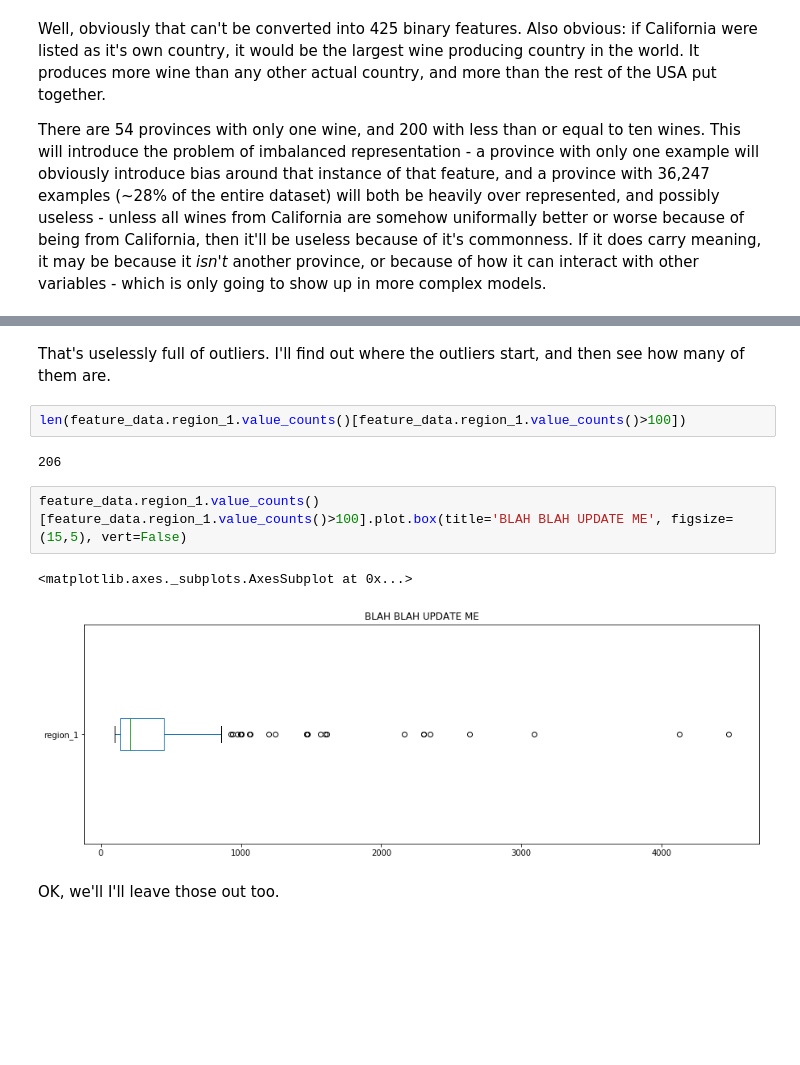
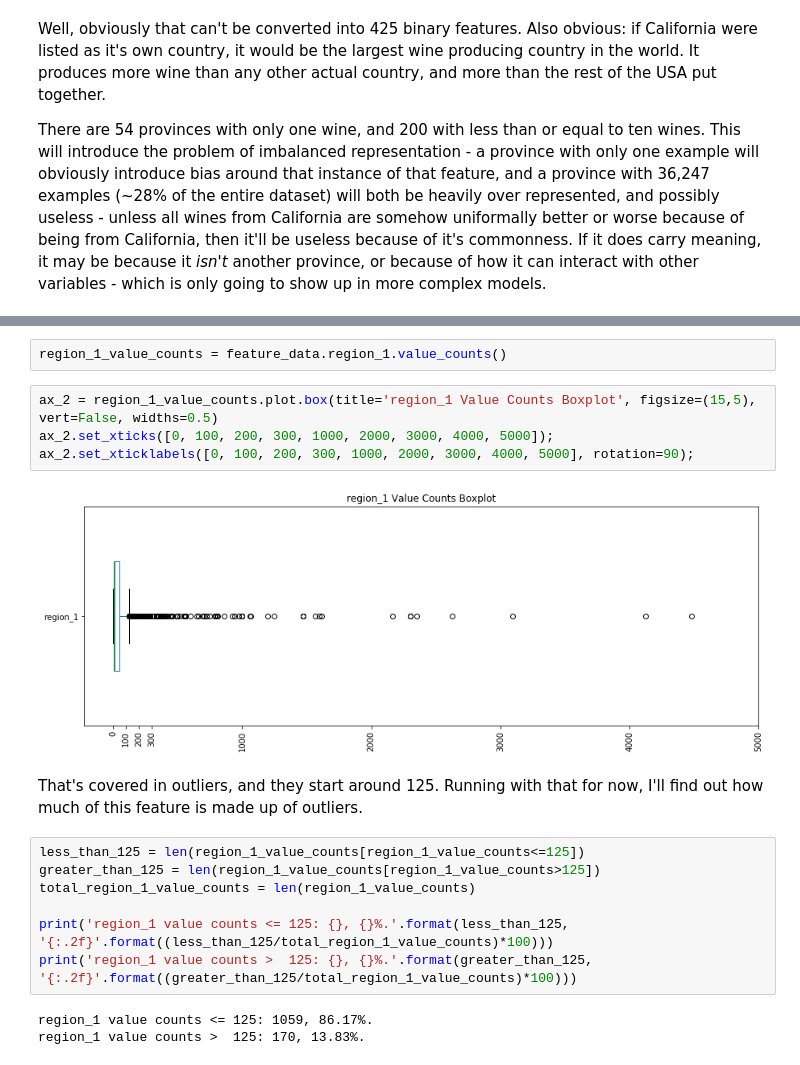
Before and after one commit to chorhatarahuduketuri/Wine-reviews, a Jupyter notebook: code/Wine Reviews EDA.ipynb, the cells around one changed output, grey strips where cells are left out. Saved outputs shown, nothing was run; the diff lists cells and outputs as text; blank space fills up the shorter version.

```diff
--- a/code/Wine Reviews EDA.ipynb
+++ b/code/Wine Reviews EDA.ipynb
@@ -423,13 +418,20 @@ feature_data.region_1.value_counts().plot.box(title='BLAH BLAH UPDATE ME', figsi
-# %% [markdown]
-That's uselessly full of outliers. I'll find out where the outliers start, and then see how many of them are.
 # %%
-len(feature_data.region_1.value_counts()[feature_data.region_1.value_counts()>100])
+region_1_value_counts = feature_data.region_1.value_counts()
-# %% [output]
-206
-# %%
-feature_data.region_1.value_counts()[feature_data.region_1.value_counts()>100].plot.box(title='BLAH BLAH UPDATE ME', figsize=(15,5), vert=False)
-# %% [output]
-<matplotlib.axes._subplots.AxesSubplot at 0x...>
-[figure, removed]
-# %% [markdown]
-OK, we'll I'll leave those out too.
+# %%
+ax_2 = region_1_value_counts.plot.box(title='region_1 Value Counts Boxplot', figsize=(15,5), vert=False, widths=0.5)
+ax_2.set_xticks([0, 100, 200, 300, 1000, 2000, 3000, 4000, 5000]);
+ax_2.set_xticklabels([0, 100, 200, 300, 1000, 2000, 3000, 4000, 5000], rotation=90);
+# %% [output]
+[figure, added]
+# %% [markdown]
+That's covered in outliers, and they start around 125. Running with that for now, I'll find out how much of this feature is made up of outliers.
+# %%
+less_than_125 = len(region_1_value_counts[region_1_value_counts<=125])
+greater_than_125 = len(region_1_value_counts[region_1_value_counts>125])
+total_region_1_value_counts = len(region_1_value_counts)
+
+print('region_1 value counts <= 125: {}, {}%.'.format(less_than_125, '{:.2f}'.format((less_than_125/total_region_1_value_counts)*100)))
+print('region_1 value counts >  125: {}, {}%.'.format(greater_than_125, '{:.2f}'.format((greater_than_125/total_region_1_value_counts)*100)))
+# %% [output]
+region_1 value counts <= 125: 1059, 86.17%.
+region_1 value counts >  125: 170, 13.83%.
```
Also changed, not shown: parts of 46 cells of this notebook.
